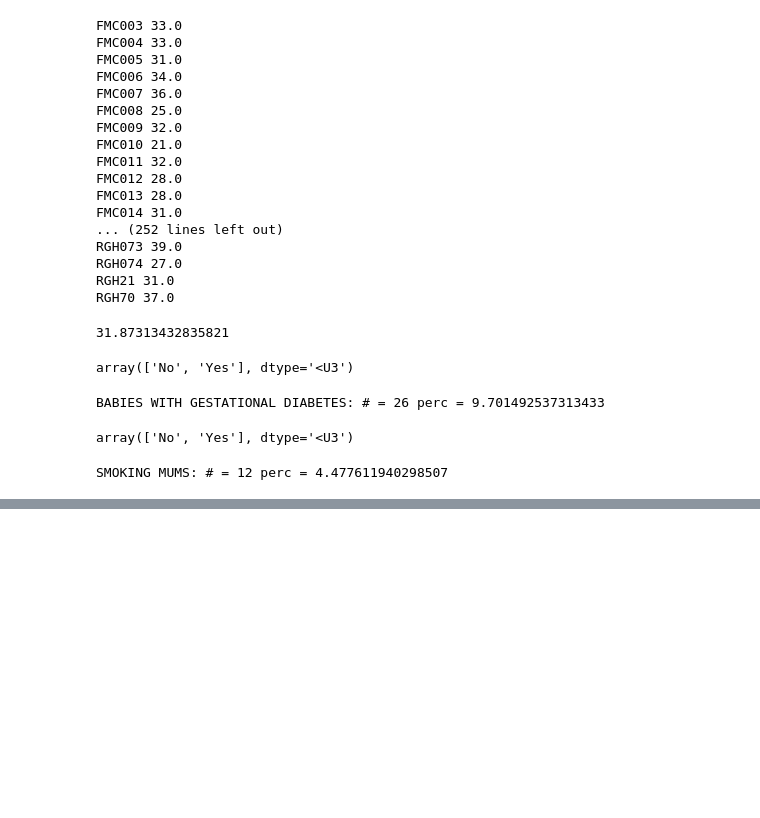
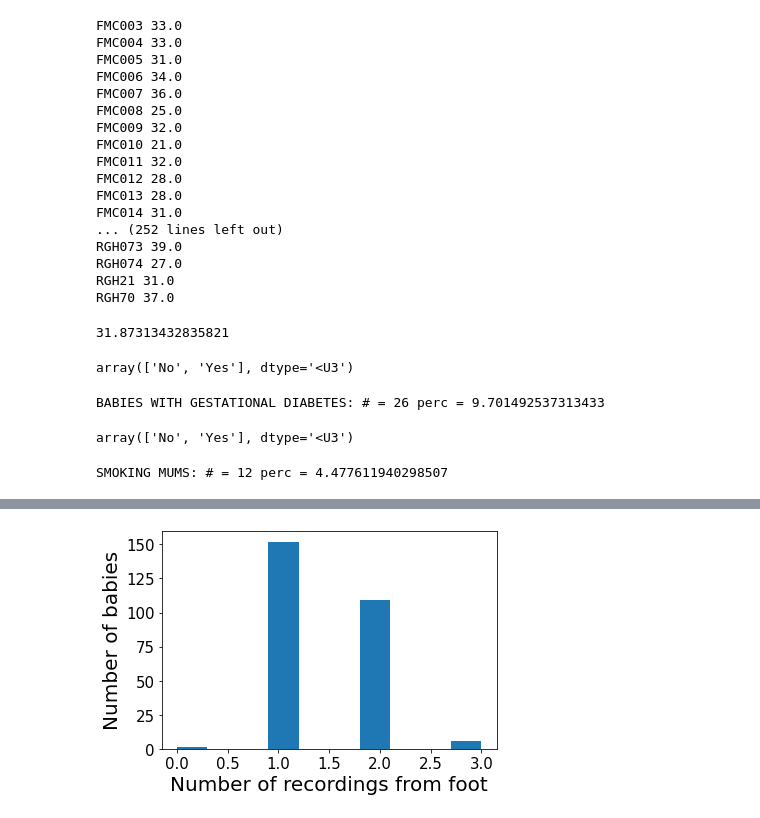
Before and after one commit to shisteve/NHS, a Jupyter notebook: 009_counting.ipynb, the cells around one changed output, grey strips where cells are left out. Drawn from its saved outputs; the diff is of its cells as text; code cells hidden in the pictures; blank space fills up the shorter version.

```diff
--- a/009_counting.ipynb
+++ b/009_counting.ipynb
@@ -903,0 +893,7 @@ ss.iqr(AGE_FIRST_REC)
+# %%
+plt.hist(num_foot)
+plt.xlabel('Number of recordings from foot')
+plt.ylabel('Number of babies')
+plt.show()
+# %% [output]
+[figure, added]
```
Also changed, not shown: parts of 37 cells of this notebook.
